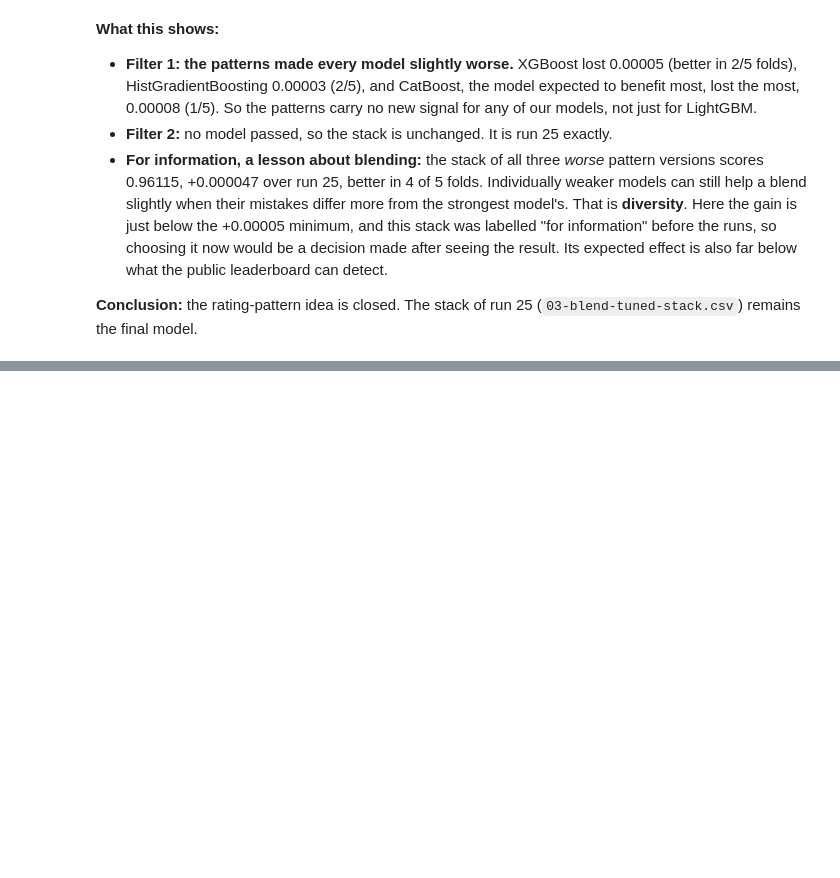
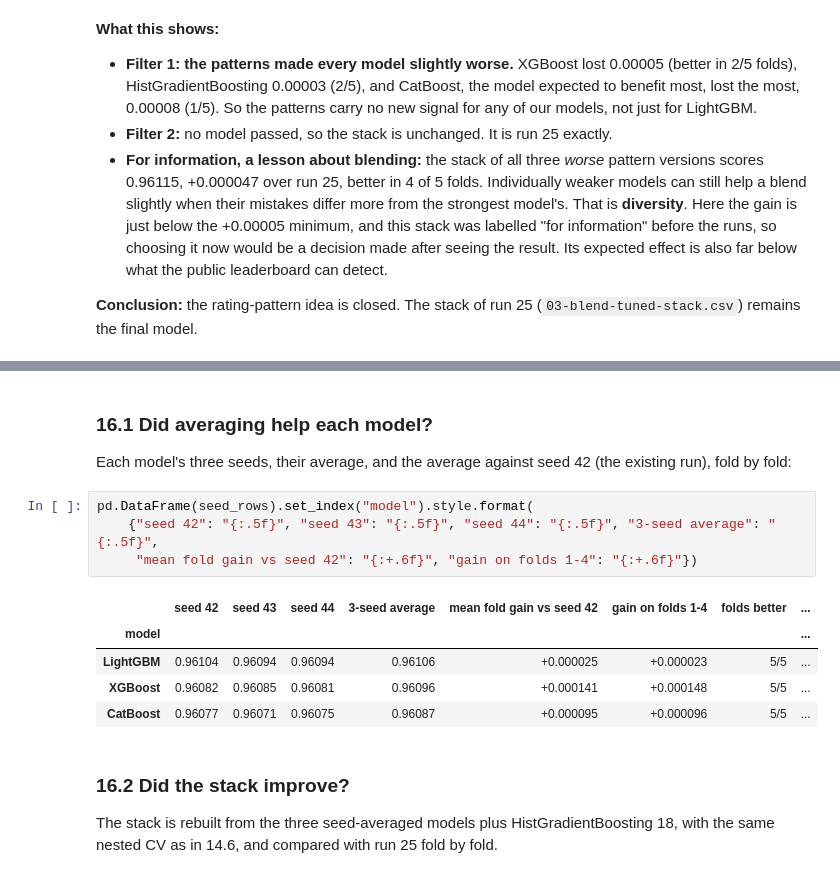
Before and after one commit to batyrkhanz015/kaggle-airline-satisfaction-s6-10, a Jupyter notebook: airline-satisfaction.ipynb, the cells around one changed output, grey strips where cells are left out. Saved outputs shown, nothing was run; the diff lists cells and outputs as text; blank space fills up the shorter version.

```diff
--- a/airline-satisfaction.ipynb
+++ b/airline-satisfaction.ipynb
@@ -3364,0 +3440,18 @@ pd.DataFrame(check_rows).set_index("stack").style.format({"CV AUC": "{:.5f}", "g
+# %% [markdown]
+### 16.1 Did averaging help each model?
+
+Each model's three seeds, their average, and the average against seed 42 (the existing run), fold by fold:
+# %%
+pd.DataFrame(seed_rows).set_index("model").style.format(
+    {"seed 42": "{:.5f}", "seed 43": "{:.5f}", "seed 44": "{:.5f}", "3-seed average": "{:.5f}",
+     "mean fold gain vs seed 42": "{:+.6f}", "gain on folds 1-4": "{:+.6f}"})
+# %% [output]
+|  | seed 42 | seed 43 | seed 44 | 3-seed average | mean fold gain vs seed 42 | gain on folds 1-4 | folds better | ... |
+| model |  |  |  |  |  |  |  | ... |
+| LightGBM | 0.96104 | 0.96094 | 0.96094 | 0.96106 | +0.000025 | +0.000023 | 5/5 | ... |
+| XGBoost | 0.96082 | 0.96085 | 0.96081 | 0.96096 | +0.000141 | +0.000148 | 5/5 | ... |
+| CatBoost | 0.96077 | 0.96071 | 0.96075 | 0.96087 | +0.000095 | +0.000096 | 5/5 | ... |
+# %% [markdown]
+### 16.2 Did the stack improve?
+
+The stack is rebuilt from the three seed-averaged models plus HistGradientBoosting 18, with the same nested CV as in 14.6, and compared with run 25 fold by fold.
```
Also changed, not shown: parts of 6 cells of this notebook, 1 other file.
